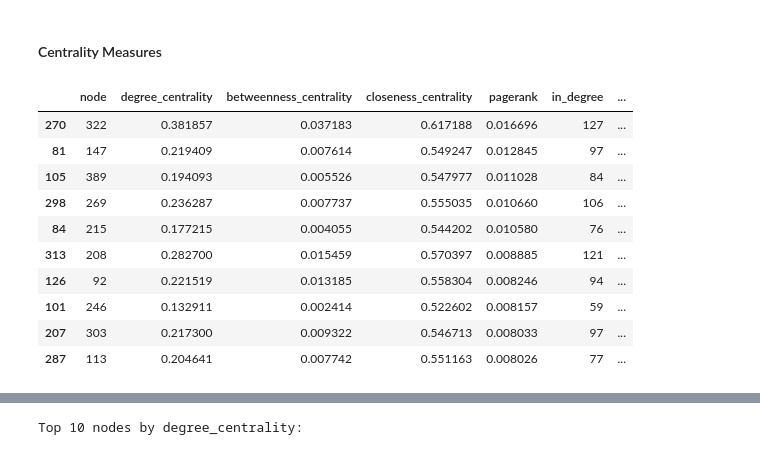
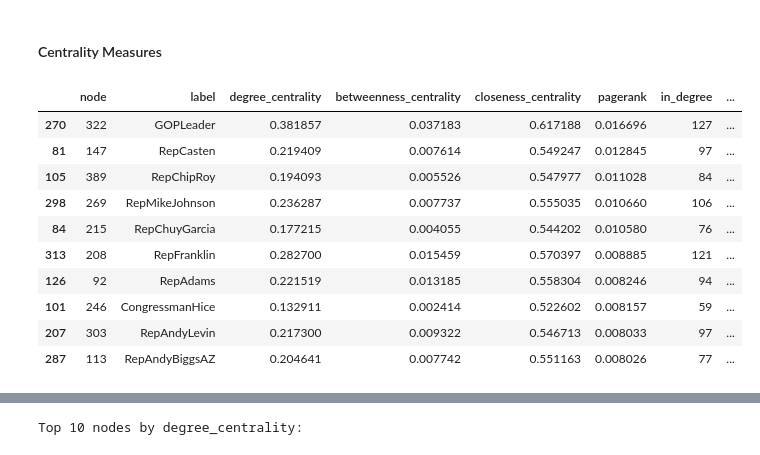
Before and after one commit to leilacielok/network_analysis, a Jupyter notebook: network_analysis.ipynb, the cells around one changed output, grey strips where cells are left out. Cells and saved outputs as stored; diff of their text form; code cells hidden in the pictures.

```diff
--- a/network_analysis.ipynb
+++ b/network_analysis.ipynb
@@ -323,46 +363,47 @@ The undirected network contains no bridges, indicating that no single edge is st
 # %% [markdown]
 #### Centrality Measures
 # %%
-# Degree centrality (computed on undirected version)
+# Degree centrality (undirected)
 deg_cent = nx.degree_centrality(G_und)
 
-# Betweenness centrality
+# Betweenness centrality (undirected)
 bet_cent = nx.betweenness_centrality(G_und, normalized=True)
 
-# Closeness centrality
+# Closeness centrality (undirected)
 clo_cent = nx.closeness_centrality(G_und)
 
 # PageRank (directed)
 pr = nx.pagerank(G, alpha=0.85)
 
 # In-degree and out-degree
 in_deg = dict(G.in_degree())
 out_deg = dict(G.out_degree())
 
+# Node labels (twitter usernames)
+labels = nx.get_node_attributes(G, "label")
+
 # Build centrality dataframe
 centrality_df = pd.DataFrame({
     "node": list(G.nodes()),
+    "label": [labels.get(n, n) for n in G.nodes()],
     "degree_centrality": [deg_cent[n] for n in G.nodes()],
     "betweenness_centrality": [bet_cent[n] for n in G.nodes()],
     "closeness_centrality": [clo_cent[n] for n in G.nodes()],
     "pagerank": [pr[n] for n in G.nodes()],
     "in_degree": [in_deg[n] for n in G.nodes()],
     "out_degree": [out_deg[n] for n in G.nodes()]
 })
 
-# Add node labels (Twitter usernames)
-labels = nx.get_node_attributes(G, "label")
-centrality_df["label"] = centrality_df["node"].map(labels)
 centrality_df.sort_values("pagerank", ascending=False).head(10)
 # %% [output]
-|  | node | degree_centrality | betweenness_centrality | closeness_centrality | pagerank | in_degree | ... |
-| 270 | 322 | 0.381857 | 0.037183 | 0.617188 | 0.016696 | 127 | ... |
-| 81 | 147 | 0.219409 | 0.007614 | 0.549247 | 0.012845 | 97 | ... |
-| 105 | 389 | 0.194093 | 0.005526 | 0.547977 | 0.011028 | 84 | ... |
-| 298 | 269 | 0.236287 | 0.007737 | 0.555035 | 0.010660 | 106 | ... |
-| 84 | 215 | 0.177215 | 0.004055 | 0.544202 | 0.010580 | 76 | ... |
-| 313 | 208 | 0.282700 | 0.015459 | 0.570397 | 0.008885 | 121 | ... |
-| 126 | 92 | 0.221519 | 0.013185 | 0.558304 | 0.008246 | 94 | ... |
-| 101 | 246 | 0.132911 | 0.002414 | 0.522602 | 0.008157 | 59 | ... |
-| 207 | 303 | 0.217300 | 0.009322 | 0.546713 | 0.008033 | 97 | ... |
-| 287 | 113 | 0.204641 | 0.007742 | 0.551163 | 0.008026 | 77 | ... |
+|  | node | label | degree_centrality | betweenness_centrality | closeness_centrality | pagerank | in_degree | ... |
+| 270 | 322 | GOPLeader | 0.381857 | 0.037183 | 0.617188 | 0.016696 | 127 | ... |
+| 81 | 147 | RepCasten | 0.219409 | 0.007614 | 0.549247 | 0.012845 | 97 | ... |
+| 105 | 389 | RepChipRoy | 0.194093 | 0.005526 | 0.547977 | 0.011028 | 84 | ... |
+| 298 | 269 | RepMikeJohnson | 0.236287 | 0.007737 | 0.555035 | 0.010660 | 106 | ... |
+| 84 | 215 | RepChuyGarcia | 0.177215 | 0.004055 | 0.544202 | 0.010580 | 76 | ... |
+| 313 | 208 | RepFranklin | 0.282700 | 0.015459 | 0.570397 | 0.008885 | 121 | ... |
+| 126 | 92 | RepAdams | 0.221519 | 0.013185 | 0.558304 | 0.008246 | 94 | ... |
+| 101 | 246 | CongressmanHice | 0.132911 | 0.002414 | 0.522602 | 0.008157 | 59 | ... |
+| 207 | 303 | RepAndyLevin | 0.217300 | 0.009322 | 0.546713 | 0.008033 | 97 | ... |
+| 287 | 113 | RepAndyBiggsAZ | 0.204641 | 0.007742 | 0.551163 | 0.008026 | 77 | ... |
```
Also changed, not shown: parts of 22 cells of this notebook.
